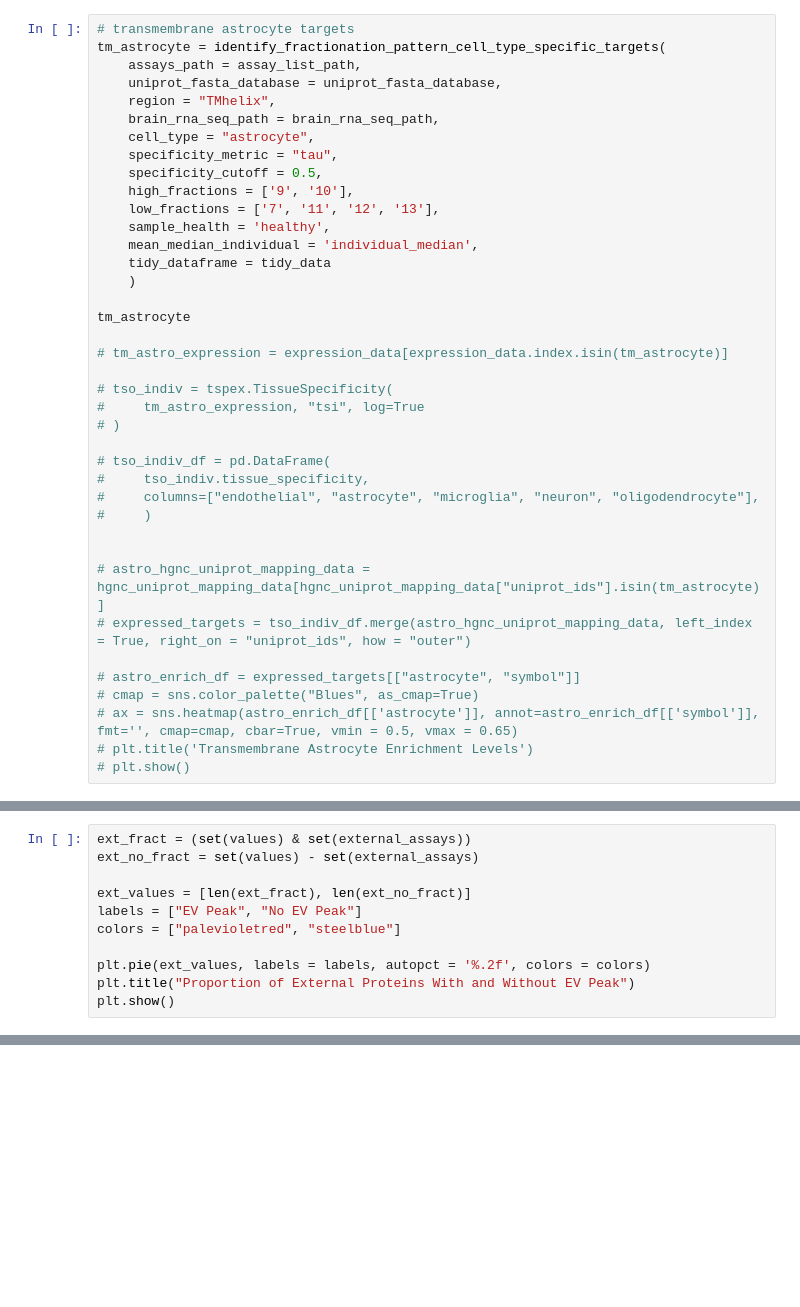
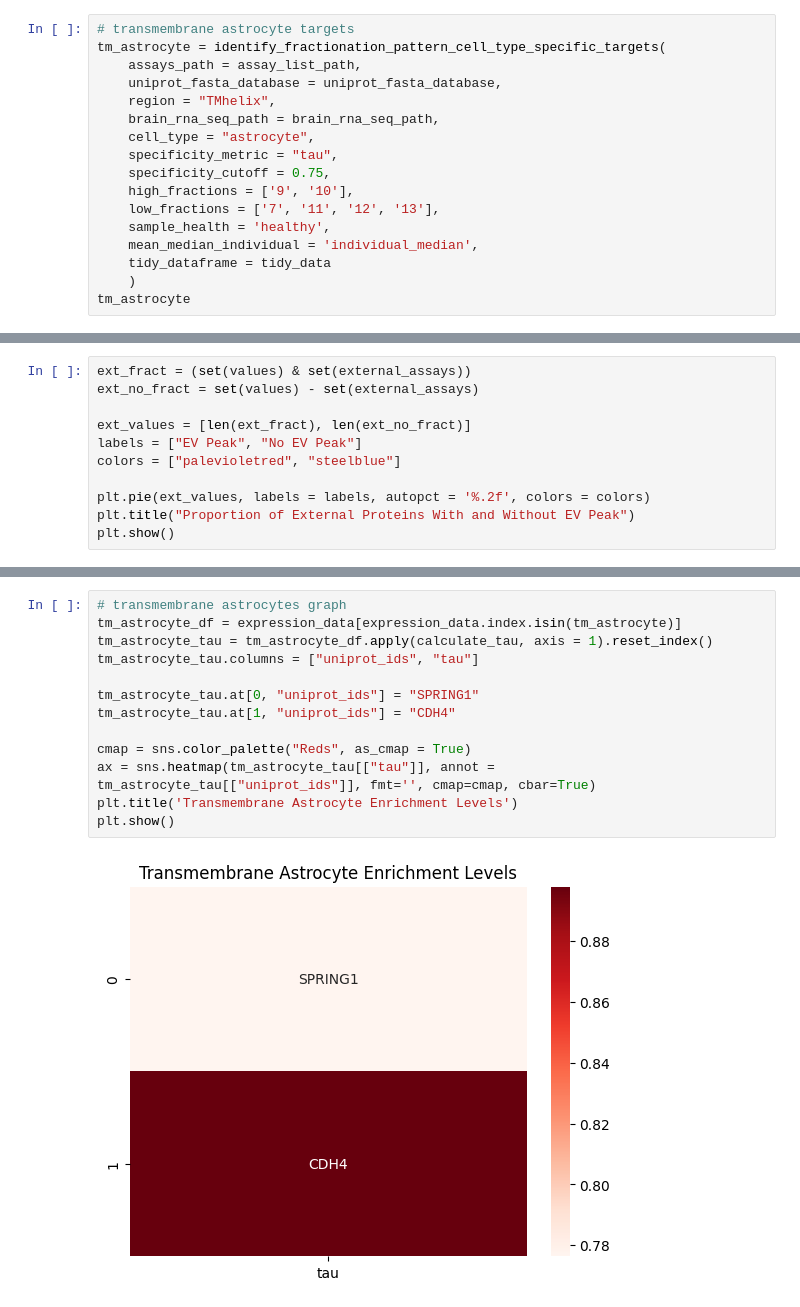
Before and after one commit to Walt-Lab/bdev_mass_spec, a Jupyter notebook: 10_analysis.ipynb, the cells around one changed output, grey strips where cells are left out. Saved outputs shown, nothing was run; the diff lists cells and outputs as text; blank space fills up the shorter version.

```diff
--- a/10_analysis.ipynb
+++ b/10_analysis.ipynb
@@ -1142,35 +893,13 @@ tm_astrocyte = identify_fractionation_pattern_cell_type_specific_targets(
     brain_rna_seq_path = brain_rna_seq_path,
     cell_type = "astrocyte",
     specificity_metric = "tau",
-    specificity_cutoff = 0.5,
+    specificity_cutoff = 0.75,
     high_fractions = ['9', '10'],
     low_fractions = ['7', '11', '12', '13'],
     sample_health = 'healthy',
     mean_median_individual = 'individual_median',
     tidy_dataframe = tidy_data
     )
-
 tm_astrocyte
-
-# tm_astro_expression = expression_data[expression_data.index.isin(tm_astrocyte)]
-
-# tso_indiv = tspex.TissueSpecificity(
-#     tm_astro_expression, "tsi", log=True
-# )
-
-# tso_indiv_df = pd.DataFrame(
-#     tso_indiv.tissue_specificity,
-#     columns=["endothelial", "astrocyte", "microglia", "neuron", "oligodendrocyte"],
-#     )
-
-
-# astro_hgnc_uniprot_mapping_data = hgnc_uniprot_mapping_data[hgnc_uniprot_mapping_data["uniprot_ids"].isin(tm_astrocyte)]
-# expressed_targets = tso_indiv_df.merge(astro_hgnc_uniprot_mapping_data, left_index = True, right_on = "uniprot_ids", how = "outer")
-
-# astro_enrich_df = expressed_targets[["astrocyte", "symbol"]]
-# cmap = sns.color_palette("Blues", as_cmap=True)
-# ax = sns.heatmap(astro_enrich_df[['astrocyte']], annot=astro_enrich_df[['symbol']], fmt='', cmap=cmap, cbar=True, vmin = 0.5, vmax = 0.65)
-# plt.title('Transmembrane Astrocyte Enrichment Levels')
-# plt.show()
 # %% [output]
 {'P55283', 'Q9H741'}
@@ -1522,0 +1195,15 @@ plt.show()
+# %%
+# transmembrane astrocytes graph
+tm_astrocyte_df = expression_data[expression_data.index.isin(tm_astrocyte)]
+tm_astrocyte_tau = tm_astrocyte_df.apply(calculate_tau, axis = 1).reset_index()
+tm_astrocyte_tau.columns = ["uniprot_ids", "tau"]
+
+tm_astrocyte_tau.at[0, "uniprot_ids"] = "SPRING1"
+tm_astrocyte_tau.at[1, "uniprot_ids"] = "CDH4"
+
+cmap = sns.color_palette("Reds", as_cmap = True)
+ax = sns.heatmap(tm_astrocyte_tau[["tau"]], annot = tm_astrocyte_tau[["uniprot_ids"]], fmt='', cmap=cmap, cbar=True)
+plt.title('Transmembrane Astrocyte Enrichment Levels')
+plt.show()
+# %% [output]
+[figure, added]
```
Also changed, not shown: parts of 43 cells of this notebook.
